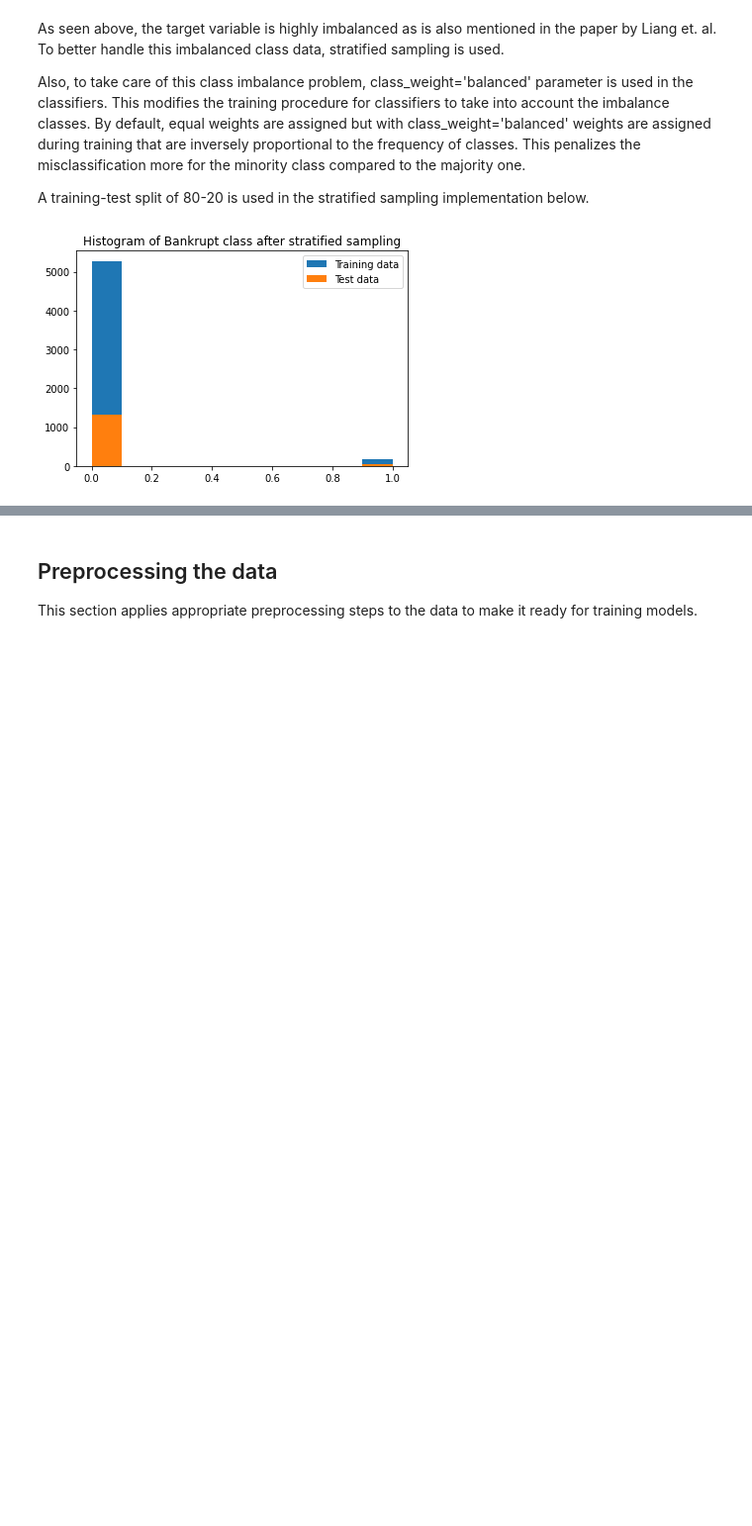
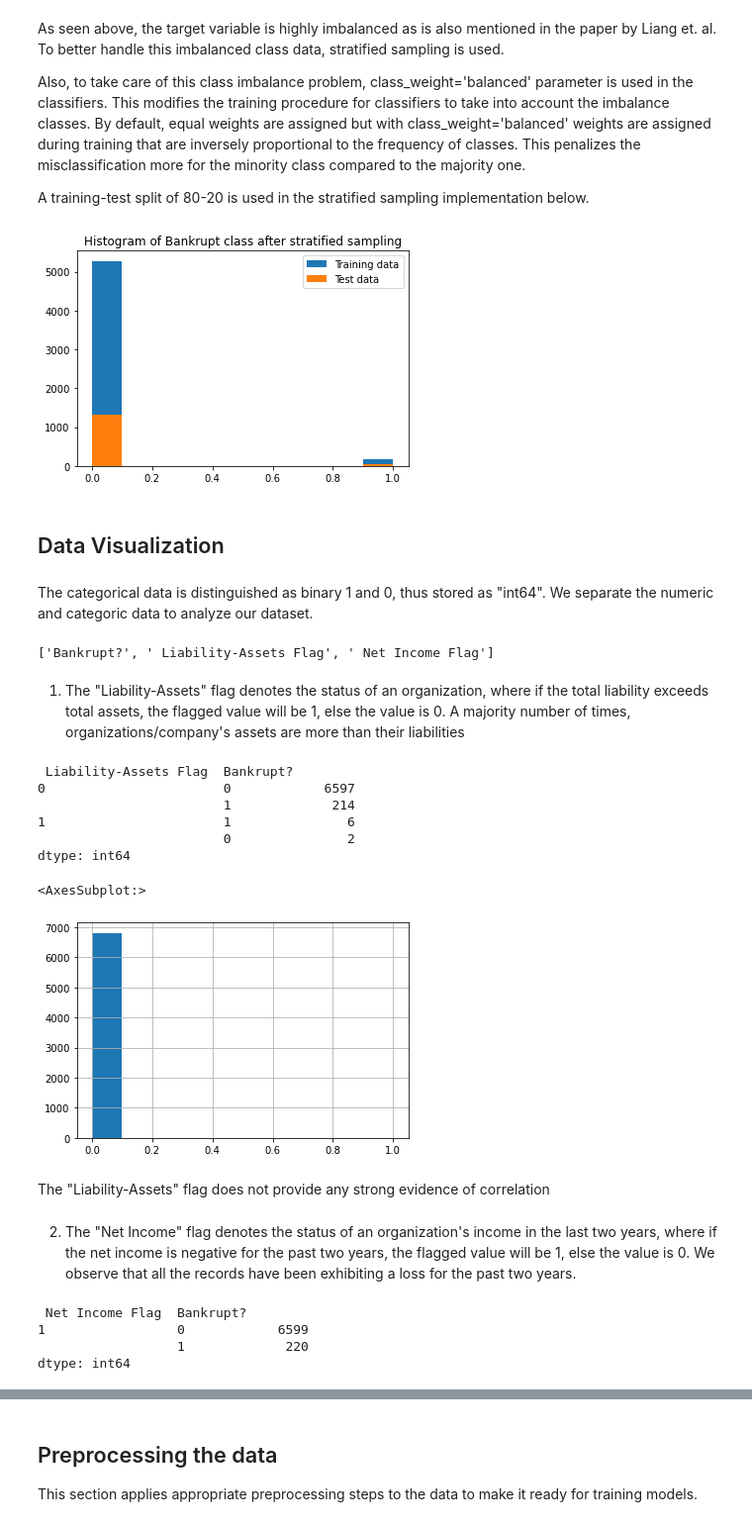
Before and after one commit to rtiwari6-stats/ML-Bankruptcy-Classifier, a Jupyter notebook: CFRM521_FinalProject.ipynb, the cells around one changed output, grey strips where cells are left out. Shown at 99% size. Drawn from its saved outputs; the diff is of its cells as text; code cells hidden in the pictures; blank space fills up the shorter version.

```diff
--- a/CFRM521_FinalProject.ipynb
+++ b/CFRM521_FinalProject.ipynb
@@ -105,3 +108,39 @@ plt.legend()
 plt.show()
 # %% [output]
 [figure]
+# %% [markdown]
+## Data Visualization
+# %% [markdown]
+The categorical data is distinguished as binary 1 and 0, thus stored as "int64". We separate the numeric and categoric data to analyze our dataset.
+# %%
+numeric_features = data.dtypes[data.dtypes != 'int64'].index
+categorical_features = data.dtypes[data.dtypes == 'int64'].index
+
+data[categorical_features].columns.tolist()
+# %% [output]
+['Bankrupt?', ' Liability-Assets Flag', ' Net Income Flag']
+# %% [markdown]
+1. The "Liability-Assets" flag denotes the status of an organization, where if the total liability exceeds total assets, the flagged value will be 1, else the value is 0. A majority number of times, organizations/company's assets are more than their liabilities
+# %%
+print(data[[' Liability-Assets Flag','Bankrupt?']].value_counts())
+data[' Liability-Assets Flag'].hist()
+# %% [output]
+ Liability-Assets Flag  Bankrupt?
+0                       0            6597
+                        1             214
+1                       1               6
+                        0               2
+dtype: int64
+<AxesSubplot:>
+[figure, added]
+# %% [markdown]
+The "Liability-Assets" flag does not provide any strong evidence of correlation
+# %% [markdown]
+2. The "Net Income" flag denotes the status of an organization's income in the last two years, where if the net income is negative for the past two years, the flagged value will be 1, else the value is 0. We observe that all the records have been exhibiting a loss for the past two years.
+# %%
+print(data[[' Net Income Flag','Bankrupt?']].value_counts())
+# %% [output]
+ Net Income Flag  Bankrupt?
+1                 0            6599
+                  1             220
+dtype: int64
```
Also changed, not shown: parts of 62 cells of this notebook.
